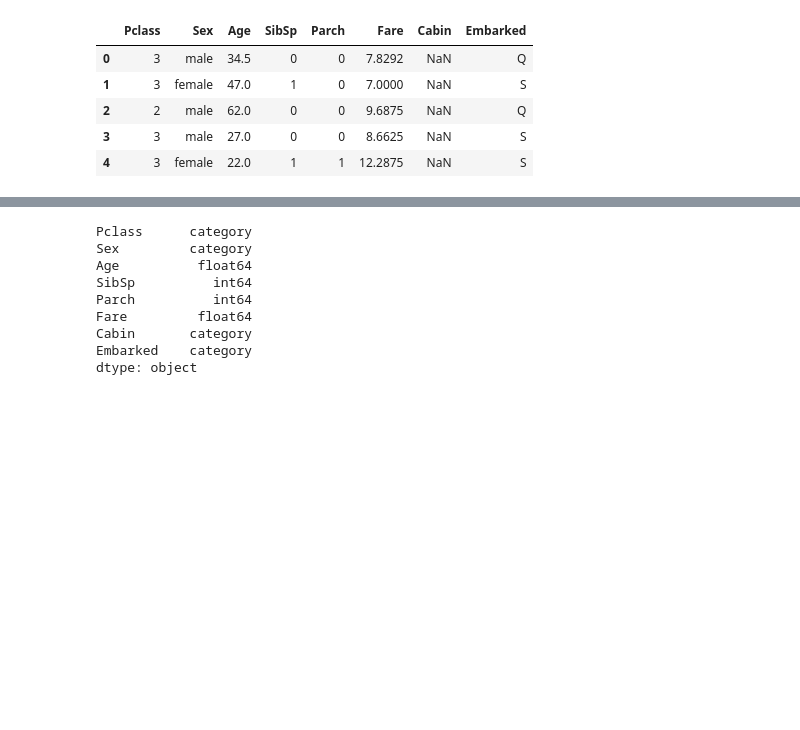
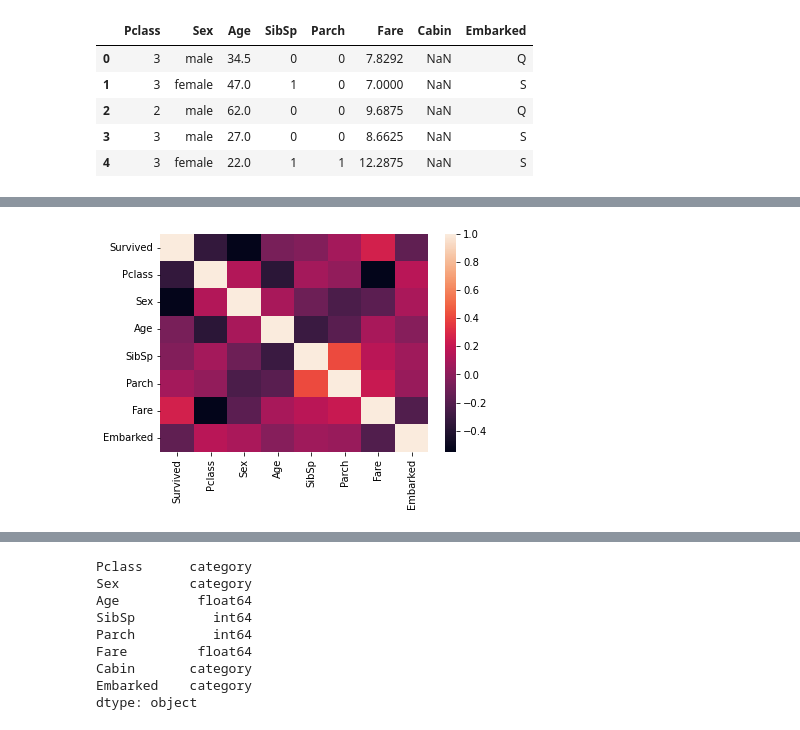
Before and after one commit to juri-saito/kaggle, a Jupyter notebook: titanic(terasawa).ipynb, the cells around one changed output, grey strips where cells are left out. Saved outputs shown, nothing was run; the diff lists cells and outputs as text; code cells hidden in the pictures; blank space fills up the shorter version.

```diff
--- a/titanic(terasawa).ipynb
+++ b/titanic(terasawa).ipynb
@@ -84,0 +161,5 @@ test.head()
+# %%
+sns.heatmap(train.corr())
+plt.show()
+# %% [output]
+[figure, added]
```
Also changed, not shown: parts of 28 cells of this notebook.
